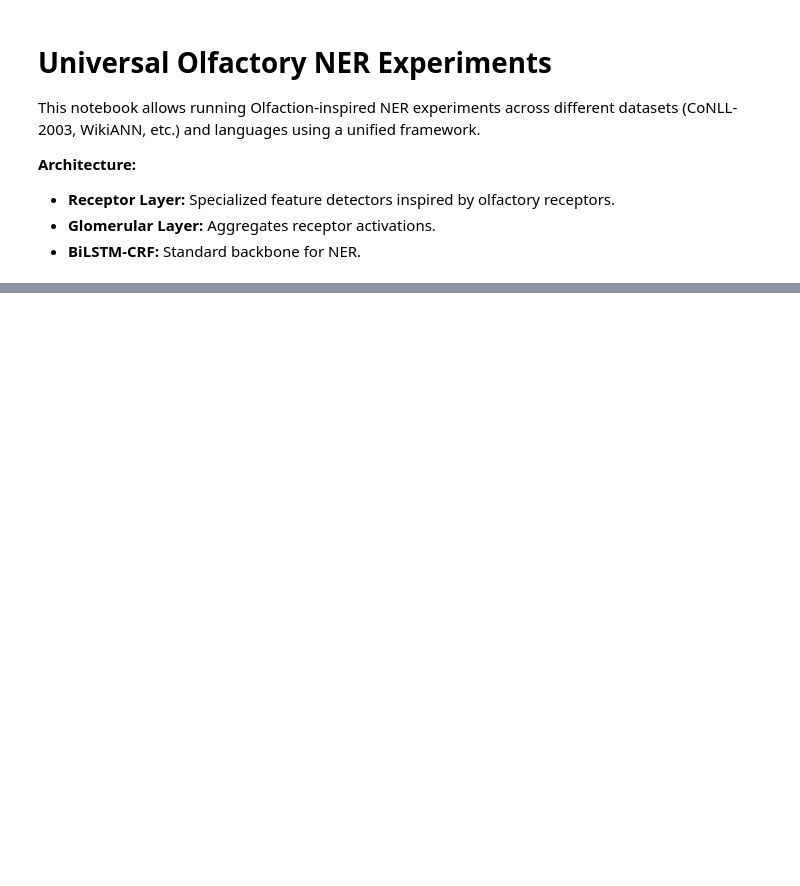
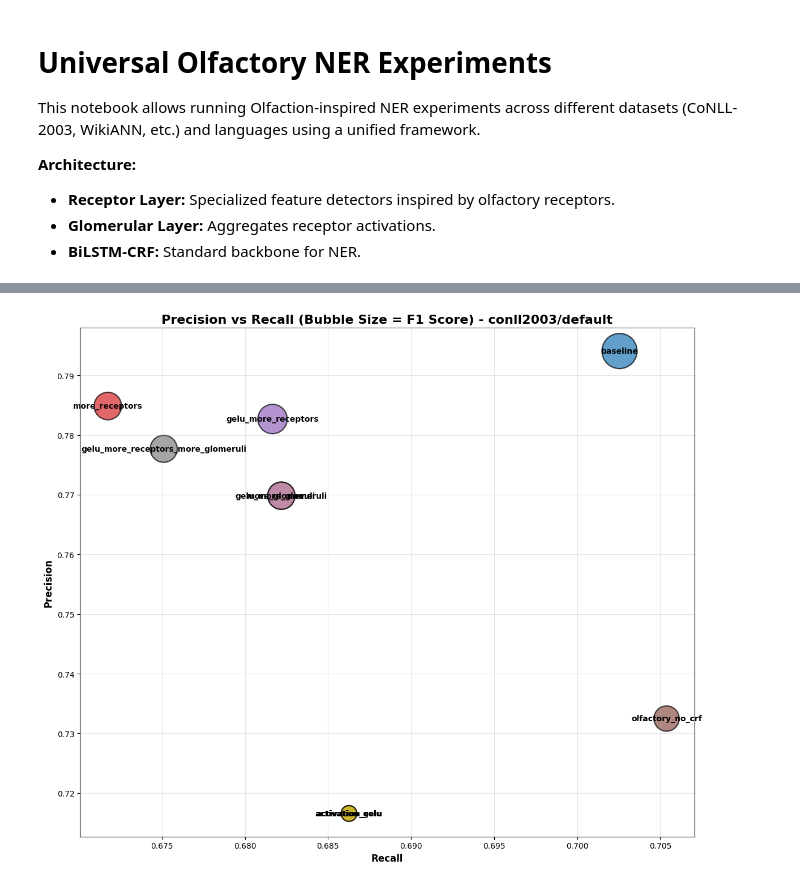
Before and after one commit to bhushan1729/olfaction-inspired-ner, a Jupyter notebook: notebooks/universal_experiments.ipynb, the cells around one changed output, grey strips where cells are left out. Saved outputs shown, nothing was run; the diff lists cells and outputs as text; code cells hidden in the pictures; blank space fills up the shorter version.

```diff
--- a/notebooks/universal_experiments.ipynb
+++ b/notebooks/universal_experiments.ipynb
@@ -285,0 +714,96 @@ Passing `palette` without assigning `hue` is deprecated and will be removed in v
+# %%
+# @title 4c. Plot Precision vs Recall (Bubble Chart)
+# ==============================================================================
+import os
+import json
+import pandas as pd
+import seaborn as sns
+import matplotlib.pyplot as plt
+
+# Setup paths
+if 'BASE_SAVE_DIR' not in locals():
+    BASE_SAVE_DIR = '/content/drive/My Drive/olfaction_inspired_ner' if os.path.exists('/content/drive') else './results'
+
+print(f"Generating Bubble Plots from: {BASE_SAVE_DIR}")
+
+if not os.path.exists(BASE_SAVE_DIR):
+    print("Results directory not found.")
+else:
+    # Scan for datasets
+    datasets_found = [d for d in os.listdir(BASE_SAVE_DIR) if os.path.isdir(os.path.join(BASE_SAVE_DIR, d))]
+
+    for dataset_name in datasets_found:
+        d_path = os.path.join(BASE_SAVE_DIR, dataset_name)
+        languages = [l for l in os.listdir(d_path) if os.path.isdir(os.path.join(d_path, l))]
+
+        for lang in languages:
+            full_results_dir = os.path.join(d_path, lang)
+            viz_dir = os.path.join(full_results_dir, 'visualizations')
+            os.makedirs(viz_dir, exist_ok=True)
+
+            # Collect metrics
+            metrics = []
+            experiments = [e for e in os.listdir(full_results_dir) if os.path.isdir(os.path.join(full_results_dir, e)) and e != 'visualizations']
+
+            for exp in experiments:
+                res_path = os.path.join(full_results_dir, exp, 'results.json')
+                if os.path.exists(res_path):
+                    try:
+                        with open(res_path, 'r') as f:
+                            data = json.load(f)
+                        metrics.append({
+                            'Experiment': exp,
+                            'F1': data['test']['f1'],
+                            'Precision': data['test']['precision'],
+                            'Recall': data['test']['recall']
+                        })
+                    except:
+                        pass
+
+            # Plot
+            if metrics:
+                df = pd.DataFrame(metrics)
+
+                plt.figure(figsize=(12, 10))
+
+                # Bubble Plot: X=Recall, Y=Precision, Size=F1
+                scatter = sns.scatterplot(
+                    data=df,
+                    x='Recall',
+                    y='Precision',
+                    size='F1',
+                    sizes=(400, 2000), # Adjust bubble sizes
+                    hue='Experiment',
+                    palette='tab10',
+                    alpha=0.7,
+                    edgecolor='black',
+                    legend=False
+                )
+
+                # Annotate points
+                for i, row in df.iterrows():
+                    plt.text(
+                        row['Recall'],
+                        row['Precision'],
+                        f"{row['Experiment']}",
+                        fontsize=10,
+                        ha='center',
+                        va='center',
+                        fontweight='bold'
+                    )
+
+                plt.title(f'Precision vs Recall (Bubble Size = F1 Score) - {dataset_name}/{lang}', fontsize=16, fontweight='bold')
+                plt.xlabel('Recall', fontsize=12, fontweight='bold')
+                plt.ylabel('Precision', fontsize=12, fontweight='bold')
+                plt.grid(True, alpha=0.3)
+                plt.tight_layout()
+
+                # Save and Show
+                save_path = os.path.join(viz_dir, 'precision_recall_bubble.png')
+                plt.savefig(save_path, dpi=300, bbox_inches='tight')
+                plt.show()
+                print(f"✓ Generated Bubble plot for {dataset_name}/{lang}")
+                plt.close()
+            else:
+                print(f"No results found for {dataset_name}/{lang}")
+# %% [output]
@@ -285,0 +811 @@ Passing `palette` without assigning `hue` is deprecated and will be removed in v
+[figure, added]
```
Also changed, not shown: parts of 13 cells of this notebook.
